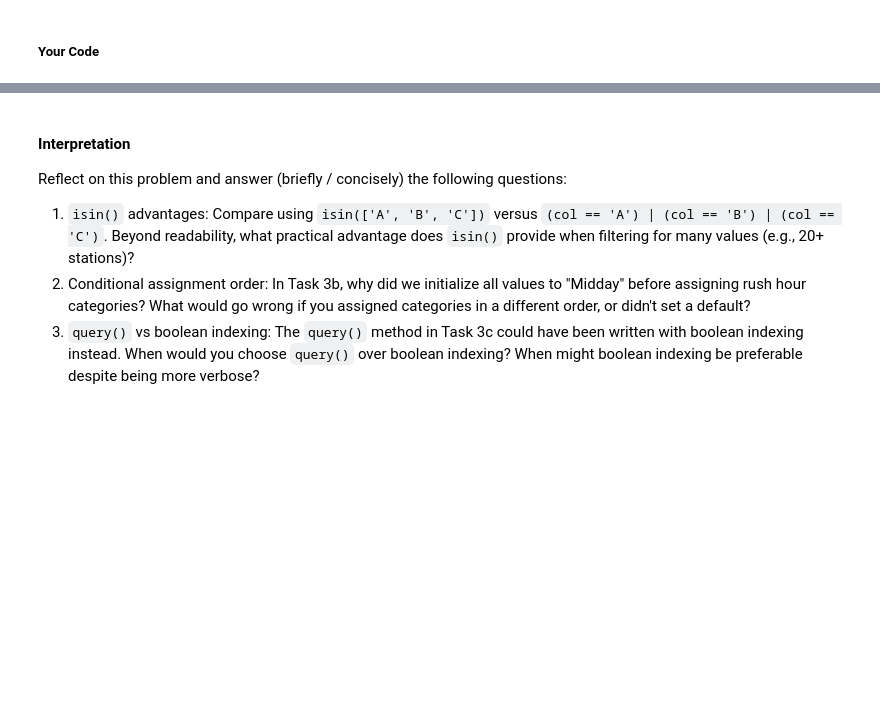
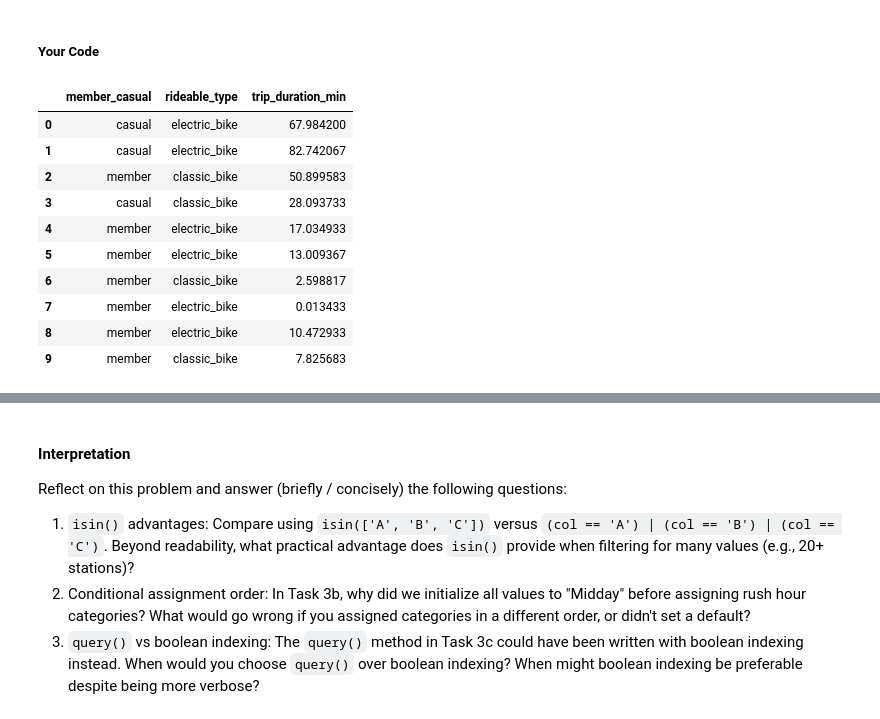
Before and after one commit to mattressdog/py4eda-work, a Jupyter notebook: homework/hw3b_MTR.ipynb, the cells around one changed output, grey strips where cells are left out. Drawn from its saved outputs; the diff is of its cells as text; code cells hidden in the pictures; blank space fills up the shorter version.

```diff
--- a/homework/hw3b_MTR.ipynb
+++ b/homework/hw3b_MTR.ipynb
@@ -725,4 +725,16 @@ Note: When using `iloc[]`, remember it's position-based (0-indexed). When using
 # %% [markdown]
 ##### Your Code
 # %%
-# Task 3d code here...
+rides.iloc[:10, [12, 1, 13]]
+# %% [output]
+|  | member_casual | rideable_type | trip_duration_min |
+| 0 | casual | electric_bike | 67.984200 |
+| 1 | casual | electric_bike | 82.742067 |
+| 2 | member | classic_bike | 50.899583 |
+| 3 | casual | classic_bike | 28.093733 |
+| 4 | member | electric_bike | 17.034933 |
+| 5 | member | electric_bike | 13.009367 |
+| 6 | member | classic_bike | 2.598817 |
+| 7 | member | electric_bike | 0.013433 |
+| 8 | member | electric_bike | 10.472933 |
+| 9 | member | classic_bike | 7.825683 |
```
Also changed, not shown: parts of 2 cells of this notebook.
